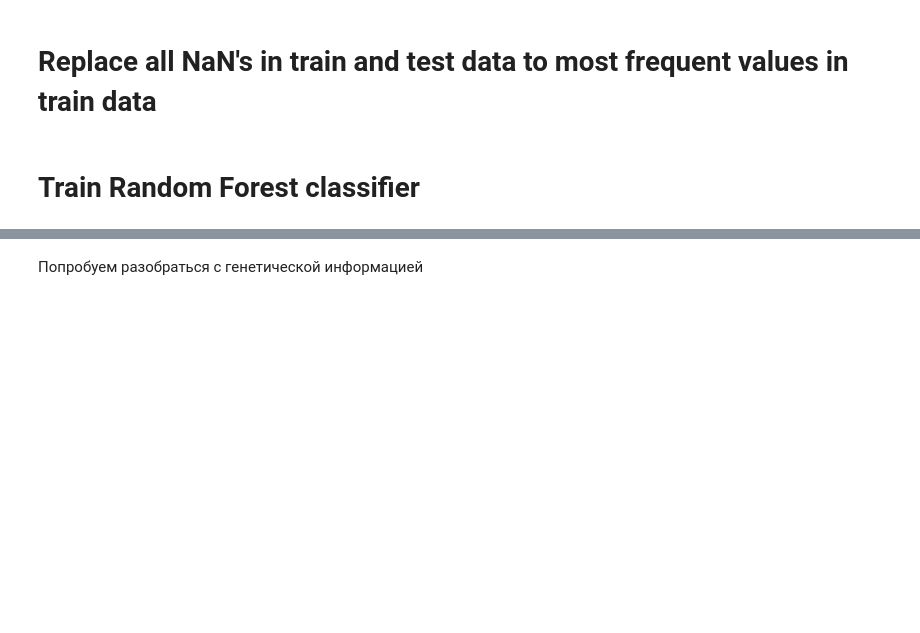
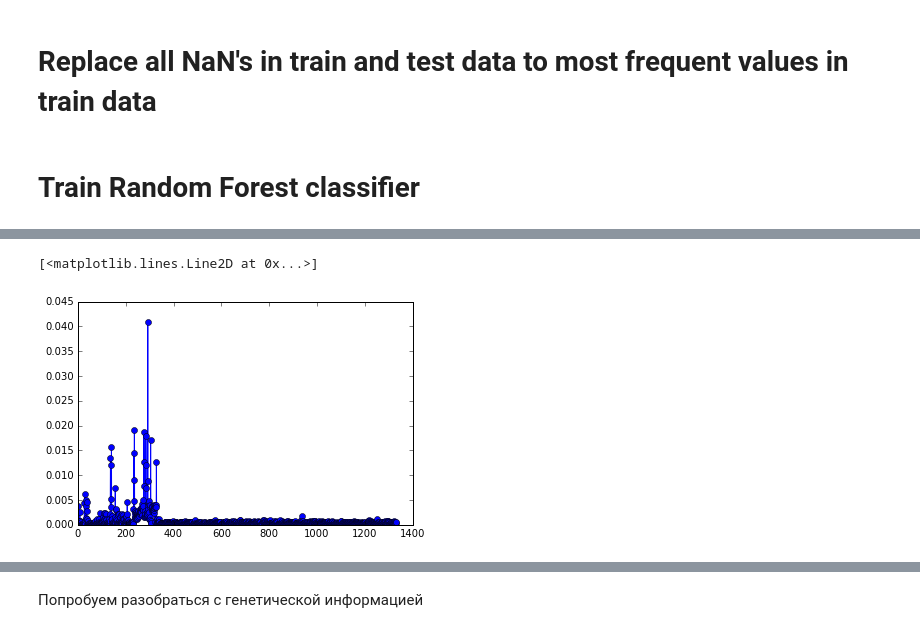
Before and after one commit to alexsyrom/SHAD_ML_KAGGLE_2, a Jupyter notebook: solution.ipynb, the cells around one changed output, grey strips where cells are left out. Drawn from its saved outputs; the diff is of its cells as text; code cells hidden in the pictures; blank space fills up the shorter version.

```diff
--- a/solution.ipynb
+++ b/solution.ipynb
@@ -105,0 +155,7 @@ from sklearn.grid_search import GridSearchCV
+# %%
+importances = clf.feature_importances_
+indices = np.argsort(importances)[::-1]
+plot(importances, '-o')
+# %% [output]
+[<matplotlib.lines.Line2D at 0x...>]
+[figure, added]
```
Also changed, not shown: parts of 13 cells of this notebook, 1 other file.
